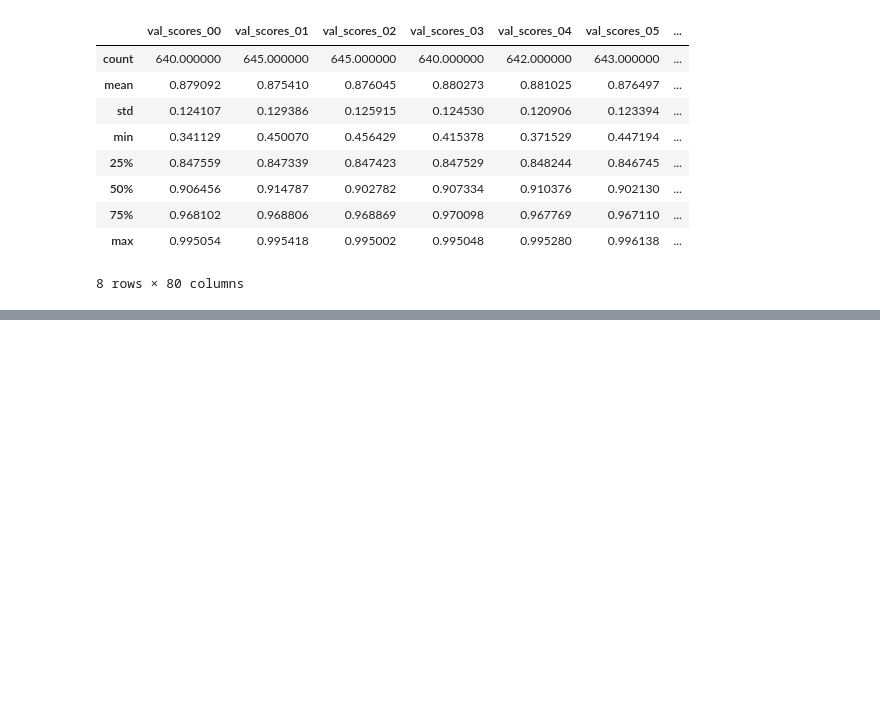
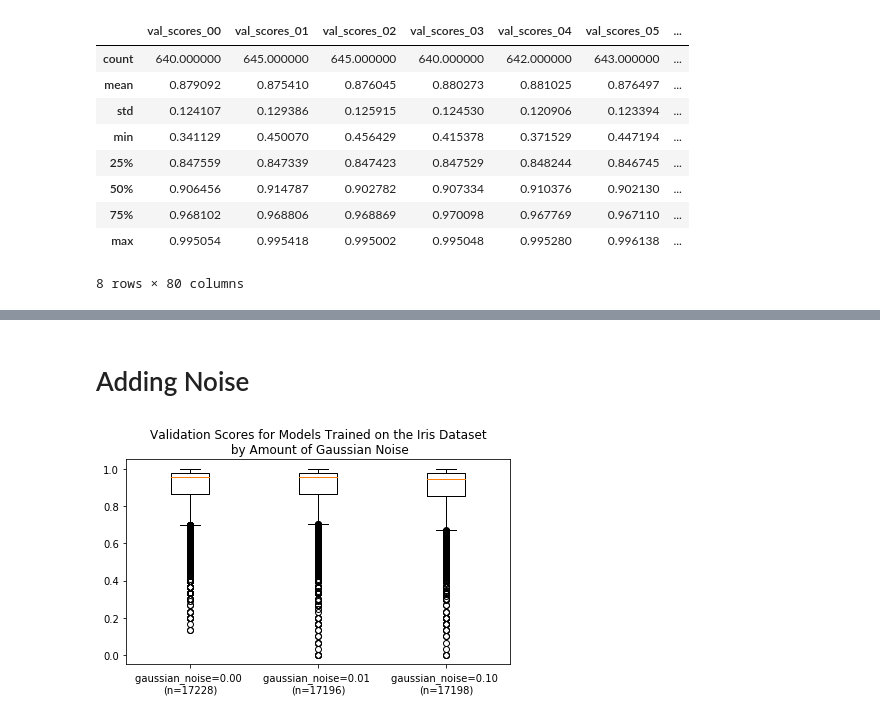
Before and after one commit to AnthonyDickson/Neural-Networks, a Jupyter notebook: notebooks/Figures for the Report.ipynb, the cells around one changed output, grey strips where cells are left out. Saved outputs shown, nothing was run; the diff lists cells and outputs as text; code cells hidden in the pictures; blank space fills up the shorter version.

Commit message:
add plots for gaussian noise results

```diff
--- a/notebooks/Figures for the Report.ipynb
+++ b/notebooks/Figures for the Report.ipynb
@@ -64,0 +82,18 @@ FileNotFoundError: [Errno 2] No such file or directory: 'plots/training_scores_b
+# %% [markdown]
+# Adding Noise
+# %%
+levels_of_noise = list(sorted(df['gaussian_noise'].unique()))
+
+masks = [df['gaussian_noise'] == z for z in levels_of_noise]
+labels = ['gaussian_noise=%.2f' % z for z in levels_of_noise]
+
+fig, axes = make_n_way_boxplot(df, iris_mask(df),
+                             masks, labels,
+                             'val_scores',
+                             'Validation Scores for Models Trained on the Iris Dataset\n'
+                             ' by Amount of Gaussian Noise',
+                             double_plot=False)
+
+fig.savefig('plots/validation_scores_by_amount_of_gaussian_noise.png')
+# %% [output]
+[figure, added]
```
Also changed, not shown: parts of 7 cells of this notebook, 2 other files.
